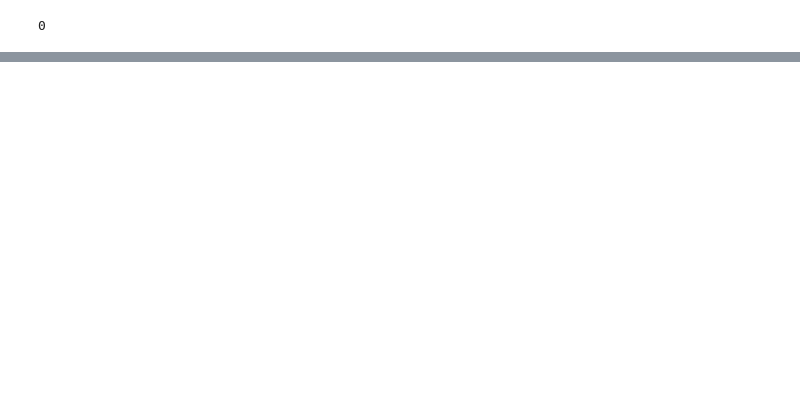
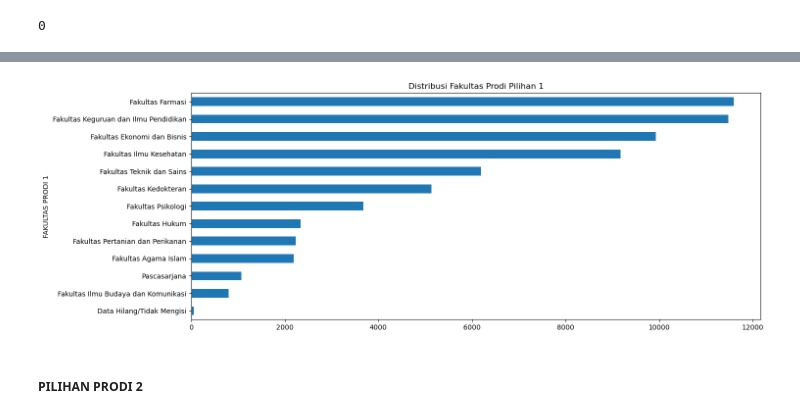
Before and after one commit to dhikaramadhansaputra/Full_Project_Data_Analyst, a Jupyter notebook: Tren Penerimaan MABA UMP 2014 - 2024/worksheet/pre-processing.ipynb, the cells around one changed output, grey strips where cells are left out. Saved outputs shown, nothing was run; the diff lists cells and outputs as text; code cells hidden in the pictures; blank space fills up the shorter version.

```diff
--- a/Tren Penerimaan MABA UMP 2014 - 2024/worksheet/pre-processing.ipynb
+++ b/Tren Penerimaan MABA UMP 2014 - 2024/worksheet/pre-processing.ipynb
@@ -1187,0 +1299,9 @@ df.head()
+# %%
+# kolom 'FAKULTAS PRODI 1' - visualisasi
+df['FAKULTAS PRODI 1'].value_counts(ascending=True).plot(kind='barh', figsize=(15, 6))
+plt.title('Distribusi Fakultas Prodi Pilihan 1')
+plt.show()
+# %% [output]
+[figure, added]
+# %% [markdown]
+##### PILIHAN PRODI 2
```
Also changed, not shown: parts of 54 cells of this notebook, 2 other files.
